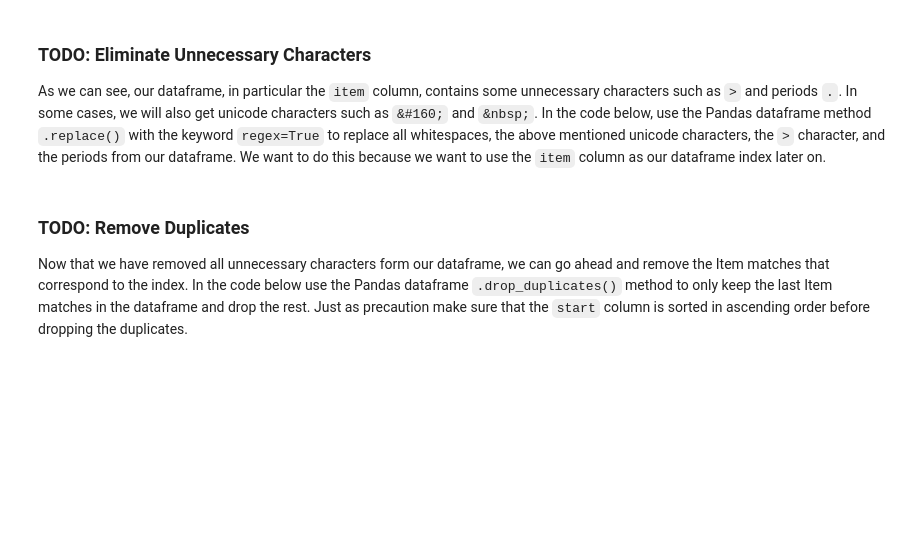
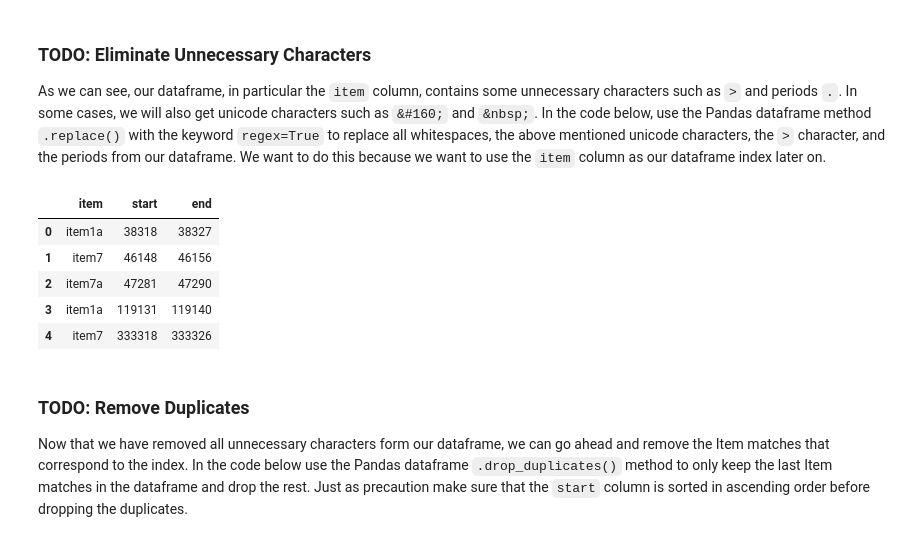
Before and after one commit to fagan2888/ai_algorithms_trading-term2, a Jupyter notebook: lesson_notebooks/l5/regex/applying_regexes_10ks.ipynb, the cells around one changed output. Drawn from its saved outputs; the diff is of its cells as text; code cells hidden in the pictures; blank space fills up the shorter version.

```diff
--- a/lesson_notebooks/l5/regex/applying_regexes_10ks.ipynb
+++ b/lesson_notebooks/l5/regex/applying_regexes_10ks.ipynb
@@ -150,3 +156,27 @@ As we can see, our dataframe, in particular the `item` column, contains some unn
+# %%
+# import pandas
+import pandas as pd
+
+# Matches
+matches = regex.finditer(document['10-K'])
+
+# Create the dataframe
+df = pd.DataFrame(data=[(x.group(), x.start(), x.end()) for x in matches], columns=['item', 'start', 'end'])
+df['item'] = df.item.str.lower()
+
+# Get rid of unnesesary charcters from the dataframe
+df = df.replace({'item': r'\>|\.|\s|&#160;|&nbsp;'}, {'item': ''}, regex=True) # \>|\.|&#160;|&nbsp;
+
+
+# display the dataframe
+df.head()
+# %% [output]
+|  | item | start | end |
+| 0 | item1a | 38318 | 38327 |
+| 1 | item7 | 46148 | 46156 |
+| 2 | item7a | 47281 | 47290 |
+| 3 | item1a | 119131 | 119140 |
+| 4 | item7 | 333318 | 333326 |
 # %% [markdown]
 ### TODO: Remove Duplicates
 
```
Also changed, not shown: parts of 11 cells of this notebook, 7 other files.
